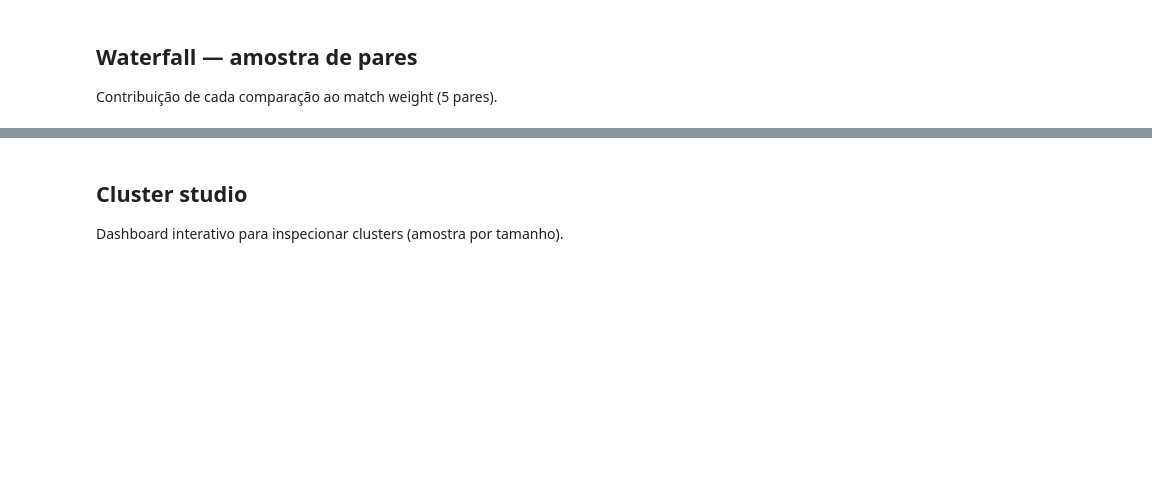
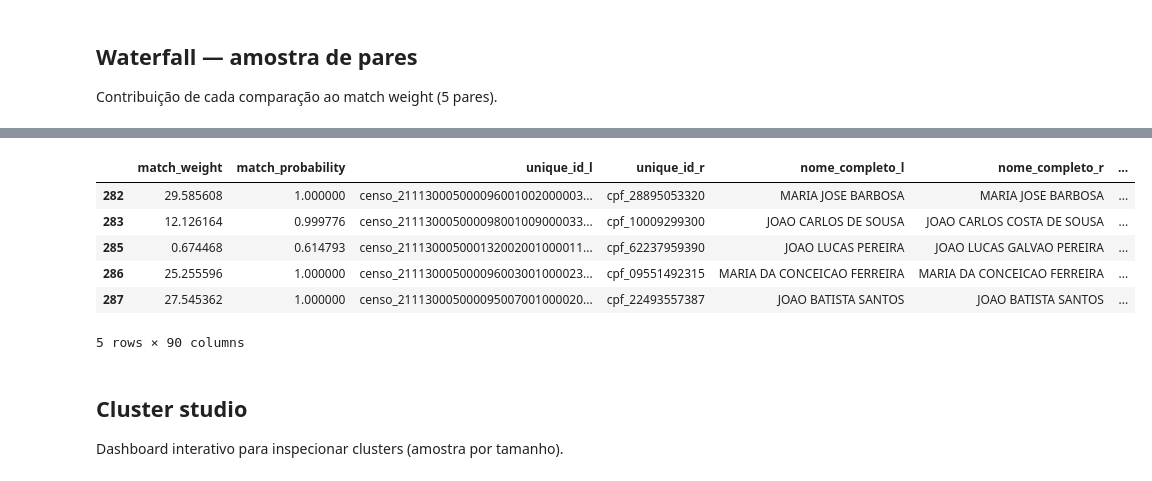
Before and after one commit to ramonbhb/ibge-probabilistico, a Jupyter notebook: notebooks/02_deduplicar_splink.ipynb, the cells around one changed output, grey strips where cells are left out. Drawn from its saved outputs; the diff is of its cells as text; code cells hidden in the pictures; blank space fills up the shorter version.

Commit message:
adjusts

```diff
--- a/notebooks/02_deduplicar_splink.ipynb
+++ b/notebooks/02_deduplicar_splink.ipynb
@@ -97,8 +133,8 @@ Profile Splink das colunas de linkage e análise de blocking (cumulativo + maior
 # %%
 from splink import block_on
 from splink.blocking_analysis import cumulative_comparisons_to_be_scored_from_blocking_rules_chart
-from splink.exploratory import profile_columns, n_largest_blocks
-
+from splink.exploratory import profile_columns
+from splink.blocking_analysis import n_largest_blocks
 # Blocking rules — colunas completas (sem substr)
 blocking_rules = [
     block_on('primeiro_nome', 'ultimo_nome'),
@@ -124,12 +160,3 @@ cumulative_comparisons_to_be_scored_from_blocking_rules_chart(
     db_api=db_api,
     link_type='dedupe_only',
 )
-
-for rule in blocking_rules:
-    print(rule)
-    n_largest_blocks(
-        table_or_tables=analysis_table,
-        blocking_rule=rule,
-        db_api=db_api,
-        n=5,
-    )
@@ -144,15 +173,20 @@ import splink.comparison_library as cl
 input_cols = set(con.execute(f'SELECT * FROM {SPLINK_INPUT_VIEW} LIMIT 0').df().columns)
 
 comparisons = [
-    cl.NameComparison('nome_completo'),
+    cl.NameComparison('nome_completo').configure(term_frequency_adjustments=True),
     cl.NameComparison('primeiro_nome').configure(term_frequency_adjustments=True),
+    cl.NameComparison('nome_meio').configure(term_frequency_adjustments=True),
     cl.NameComparison('ultimo_nome').configure(term_frequency_adjustments=True),
-    cl.NameComparison('nome_completo_phon'),
+    cl.NameComparison('nome_completo_phon').configure(term_frequency_adjustments=True),
     cl.DateOfBirthComparison('data_nascimento', input_is_string=True),
     cl.ExactMatch('idade').configure(term_frequency_adjustments=True),
-    cl.NameComparison('nome_mae'),
+    cl.NameComparison('nome_mae').configure(term_frequency_adjustments=True),
+    cl.NameComparison('primeiro_nome_mae').configure(term_frequency_adjustments=True),
+    cl.NameComparison('nome_meio_mae').configure(term_frequency_adjustments=True),
+    cl.NameComparison('ultimo_nome_mae').configure(term_frequency_adjustments=True),
     cl.ExactMatch('sexo').configure(term_frequency_adjustments=True),
-    cl.ExactMatch('uf').configure(term_frequency_adjustments=True),
+    #cl.ExactMatch('uf').configure(term_frequency_adjustments=True),
+    cl.ExactMatch('cep')
 ]
 if USE_PHONETIC_STRIP_VOWELS and 'nome_completo_phon_sv' in input_cols:
     comparisons.append(cl.NameComparison('nome_completo_phon_sv'))
@@ -162,6 +196,7 @@ settings = SettingsCreator(
     unique_id_column_name='unique_id',
     comparisons=comparisons,
     blocking_rules_to_generate_predictions=blocking_rules,
+    retain_intermediate_calculation_columns=True,
 )
 linker = Linker(SPLINK_INPUT_VIEW, settings, db_api=db_api)
 # %%
@@ -205,3 +310,15 @@ linker.visualisations.waterfall_chart(records_sample, filter_nulls=False)
+# %%
+#df_predictions.head(5)
+#df_predictions['unique_id_l'].str.contains("censo").head(5)
+df_predictions[(df_predictions['unique_id_l'].str.contains("censo")) & df_predictions['unique_id_r'].str.contains("cpf")].head(5)
+# %% [output]
+|  | match_weight | match_probability | unique_id_l | unique_id_r | nome_completo_l | nome_completo_r | ... |
+| 282 | 29.585608 | 1.000000 | censo_211130005000096001002000003... | cpf_28895053320 | MARIA JOSE BARBOSA | MARIA JOSE BARBOSA | ... |
+| 283 | 12.126164 | 0.999776 | censo_211130005000098001009000033... | cpf_10009299300 | JOAO CARLOS DE SOUSA | JOAO CARLOS COSTA DE SOUSA | ... |
+| 285 | 0.674468 | 0.614793 | censo_211130005000132002001000011... | cpf_62237959390 | JOAO LUCAS PEREIRA | JOAO LUCAS GALVAO PEREIRA | ... |
+| 286 | 25.255596 | 1.000000 | censo_211130005000096003001000023... | cpf_09551492315 | MARIA DA CONCEICAO FERREIRA | MARIA DA CONCEICAO FERREIRA | ... |
+| 287 | 27.545362 | 1.000000 | censo_211130005000095007001000020... | cpf_22493557387 | JOAO BATISTA SANTOS | JOAO BATISTA SANTOS | ... |
+5 rows × 90 columns
 # %% [markdown]
 ## Cluster studio
 
```
Also changed, not shown: parts of 15 cells of this notebook, 5 other files.
